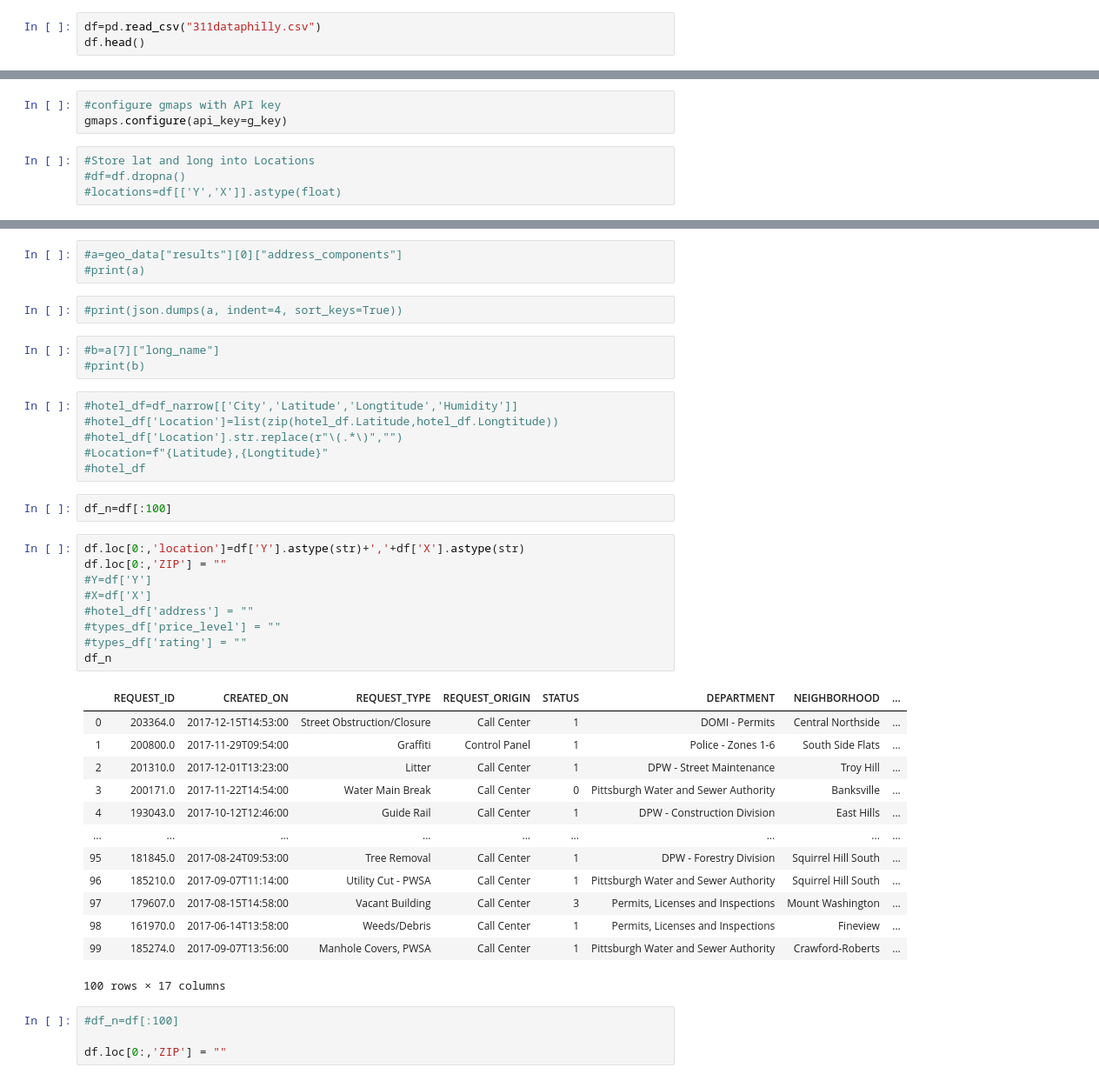
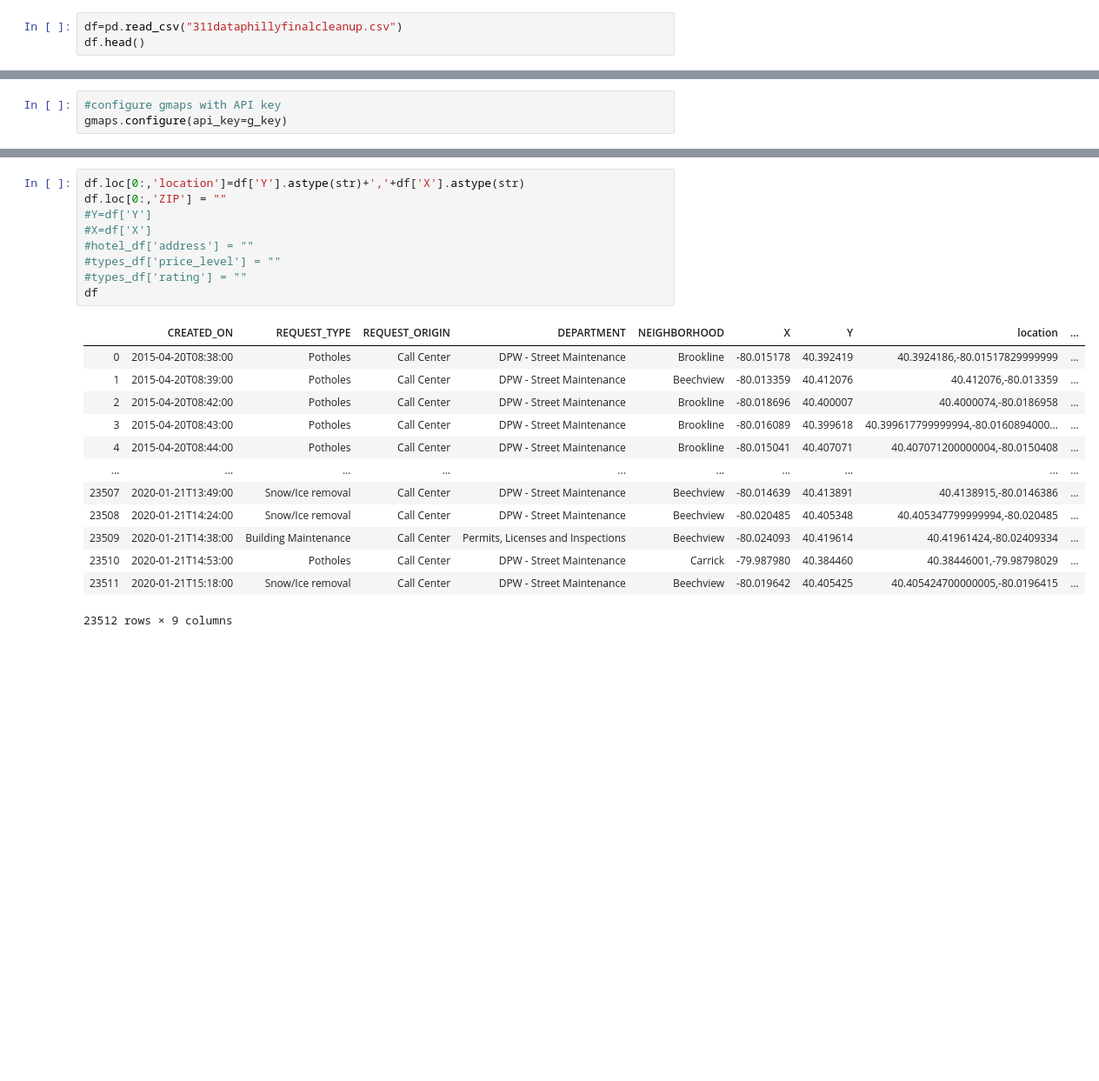
Before and after one commit to kerbob01/Group_Project1, a Jupyter notebook: zip_to_df.ipynb, the cells around one changed output, grey strips where cells are left out. Shown at 87% size. Saved outputs shown, nothing was run; the diff lists cells and outputs as text; blank space fills up the shorter version.

```diff
--- a/Phil/gmap_api-Copy2.ipynb
+++ b/zip_to_df.ipynb
@@ -19,6 +19,6 @@ from config import g_key
 ### Store Part I results into DataFrame
 * Load the csv exported in Part I to a DataFrame
 # %%
-df=pd.read_csv("311dataphilly.csv")
+df=pd.read_csv("311dataphillyfinalcleanup.csv")
 df.head()
 # %% [output]
@@ -31,10 +31,6 @@ df.head()
 # %%
 #configure gmaps with API key
 gmaps.configure(api_key=g_key)
-# %%
-#Store lat and long into Locations
-#df=df.dropna()
-#locations=df[['Y','X']].astype(float)
 # %%
 target_url = ('https://maps.googleapis.com/maps/api/geocode/json?latlng=40.454144,-80.016716&key=AIzaSyA-ID1L5POajfL01AYW2ZHTmER2A5mJT4M')
 
@@ -58,49 +54,29 @@ print(json.dumps(geo_data, indent=4, sort_keys=True))
     ],
     "status": "OK"
 }
-# %%
-#a=geo_data["results"][0]["address_components"]
-#print(a)
-# %%
-#print(json.dumps(a, indent=4, sort_keys=True))
-# %%
-#b=a[7]["long_name"]
-#print(b)
-# %%
-#hotel_df=df_narrow[['City','Latitude','Longtitude','Humidity']]
-#hotel_df['Location']=list(zip(hotel_df.Latitude,hotel_df.Longtitude))
-#hotel_df['Location'].str.replace(r"\(.*\)","")
-#Location=f"{Latitude},{Longtitude}"
-#hotel_df
-# %%
-df_n=df[:100]
 # %%
 df.loc[0:,'location']=df['Y'].astype(str)+','+df['X'].astype(str)
 df.loc[0:,'ZIP'] = ""
 #Y=df['Y']
 #X=df['X']
 #hotel_df['address'] = ""
 #types_df['price_level'] = ""
 #types_df['rating'] = ""
-df_n
+df
 # %% [output]
-|  | REQUEST_ID | CREATED_ON | REQUEST_TYPE | REQUEST_ORIGIN | STATUS | DEPARTMENT | NEIGHBORHOOD | ... |
-| 0 | 203364.0 | 2017-12-15T14:53:00 | Street Obstruction/Closure | Call Center | 1 | DOMI - Permits | Central Northside | ... |
-| 1 | 200800.0 | 2017-11-29T09:54:00 | Graffiti | Control Panel | 1 | Police - Zones 1-6 | South Side Flats | ... |
-| 2 | 201310.0 | 2017-12-01T13:23:00 | Litter | Call Center | 1 | DPW - Street Maintenance | Troy Hill | ... |
-| 3 | 200171.0 | 2017-11-22T14:54:00 | Water Main Break | Call Center | 0 | Pittsburgh Water and Sewer Authority | Banksville | ... |
-| 4 | 193043.0 | 2017-10-12T12:46:00 | Guide Rail | Call Center | 1 | DPW - Construction Division | East Hills | ... |
-| ... | ... | ... | ... | ... | ... | ... | ... | ... |
-| 95 | 181845.0 | 2017-08-24T09:53:00 | Tree Removal | Call Center | 1 | DPW - Forestry Division | Squirrel Hill South | ... |
-| 96 | 185210.0 | 2017-09-07T11:14:00 | Utility Cut - PWSA | Call Center | 1 | Pittsburgh Water and Sewer Authority | Squirrel Hill South | ... |
-| 97 | 179607.0 | 2017-08-15T14:58:00 | Vacant Building | Call Center | 3 | Permits, Licenses and Inspections | Mount Washington | ... |
-| 98 | 161970.0 | 2017-06-14T13:58:00 | Weeds/Debris | Call Center | 1 | Permits, Licenses and Inspections | Fineview | ... |
-| 99 | 185274.0 | 2017-09-07T13:56:00 | Manhole Covers, PWSA | Call Center | 1 | Pittsburgh Water and Sewer Authority | Crawford-Roberts | ... |
+|  | CREATED_ON | REQUEST_TYPE | REQUEST_ORIGIN | DEPARTMENT | NEIGHBORHOOD | X | Y | location | ... |
+| 0 | 2015-04-20T08:38:00 | Potholes | Call Center | DPW - Street Maintenance | Brookline | -80.015178 | 40.392419 | 40.3924186,-80.01517829999999 | ... |
+| 1 | 2015-04-20T08:39:00 | Potholes | Call Center | DPW - Street Maintenance | Beechview | -80.013359 | 40.412076 | 40.412076,-80.013359 | ... |
+| 2 | 2015-04-20T08:42:00 | Potholes | Call Center | DPW - Street Maintenance | Brookline | -80.018696 | 40.400007 | 40.4000074,-80.0186958 | ... |
+| 3 | 2015-04-20T08:43:00 | Potholes | Call Center | DPW - Street Maintenance | Brookline | -80.016089 | 40.399618 | 40.399617799999994,-80.0160894000... | ... |
+| 4 | 2015-04-20T08:44:00 | Potholes | Call Center | DPW - Street Maintenance | Brookline | -80.015041 | 40.407071 | 40.407071200000004,-80.0150408 | ... |
+| ... | ... | ... | ... | ... | ... | ... | ... | ... | ... |
+| 23507 | 2020-01-21T13:49:00 | Snow/Ice removal | Call Center | DPW - Street Maintenance | Beechview | -80.014639 | 40.413891 | 40.4138915,-80.0146386 | ... |
+| 23508 | 2020-01-21T14:24:00 | Snow/Ice removal | Call Center | DPW - Street Maintenance | Beechview | -80.020485 | 40.405348 | 40.405347799999994,-80.020485 | ... |
+| 23509 | 2020-01-21T14:38:00 | Building Maintenance | Call Center | Permits, Licenses and Inspections | Beechview | -80.024093 | 40.419614 | 40.41961424,-80.02409334 | ... |
+| 23510 | 2020-01-21T14:53:00 | Potholes | Call Center | DPW - Street Maintenance | Carrick | -79.987980 | 40.384460 | 40.38446001,-79.98798029 | ... |
+| 23511 | 2020-01-21T15:18:00 | Snow/Ice removal | Call Center | DPW - Street Maintenance | Beechview | -80.019642 | 40.405425 | 40.405424700000005,-80.0196415 | ... |
-100 rows × 17 columns
+23512 rows × 9 columns
-# %%
-#df_n=df[:100]
-
-df.loc[0:,'ZIP'] = ""
 # %%
 
 
```
Also changed, not shown: parts of 5 cells of this notebook, 5 other files.
